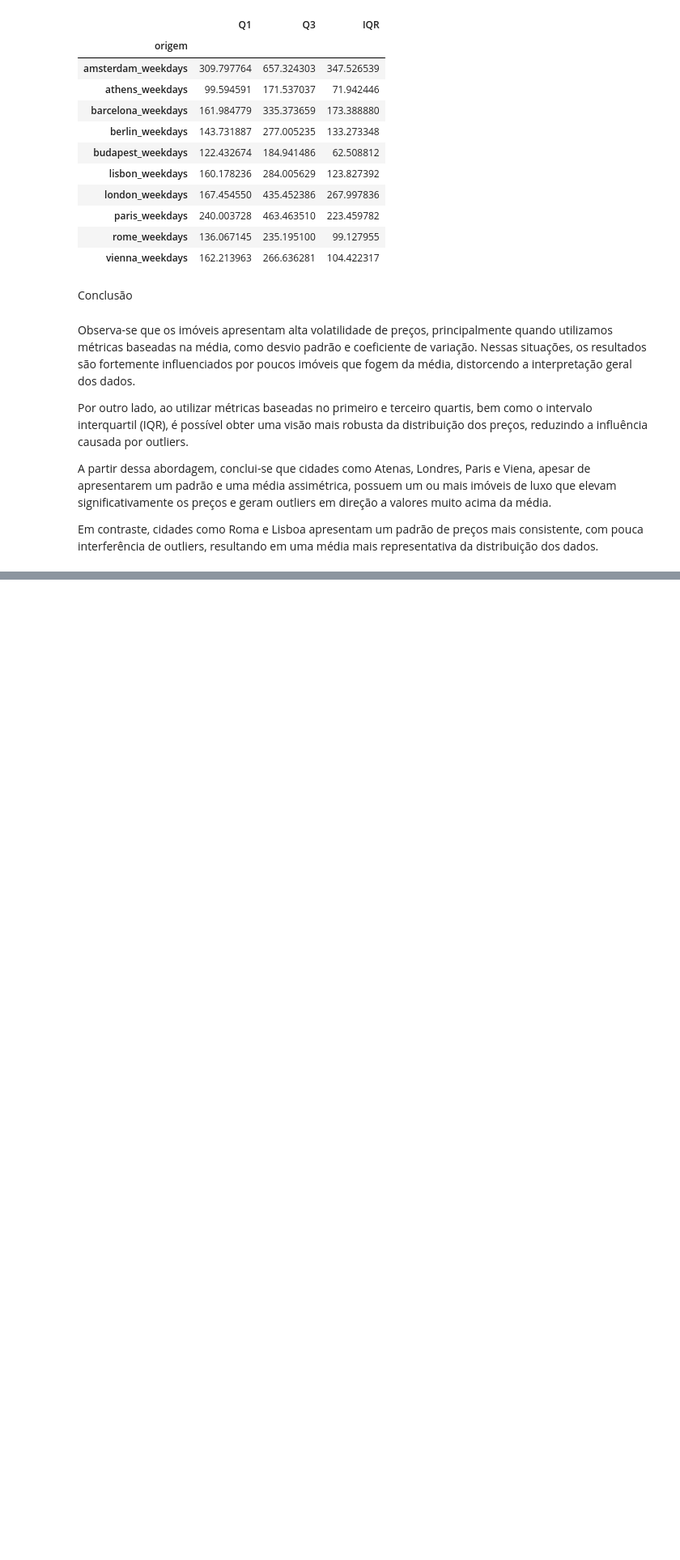
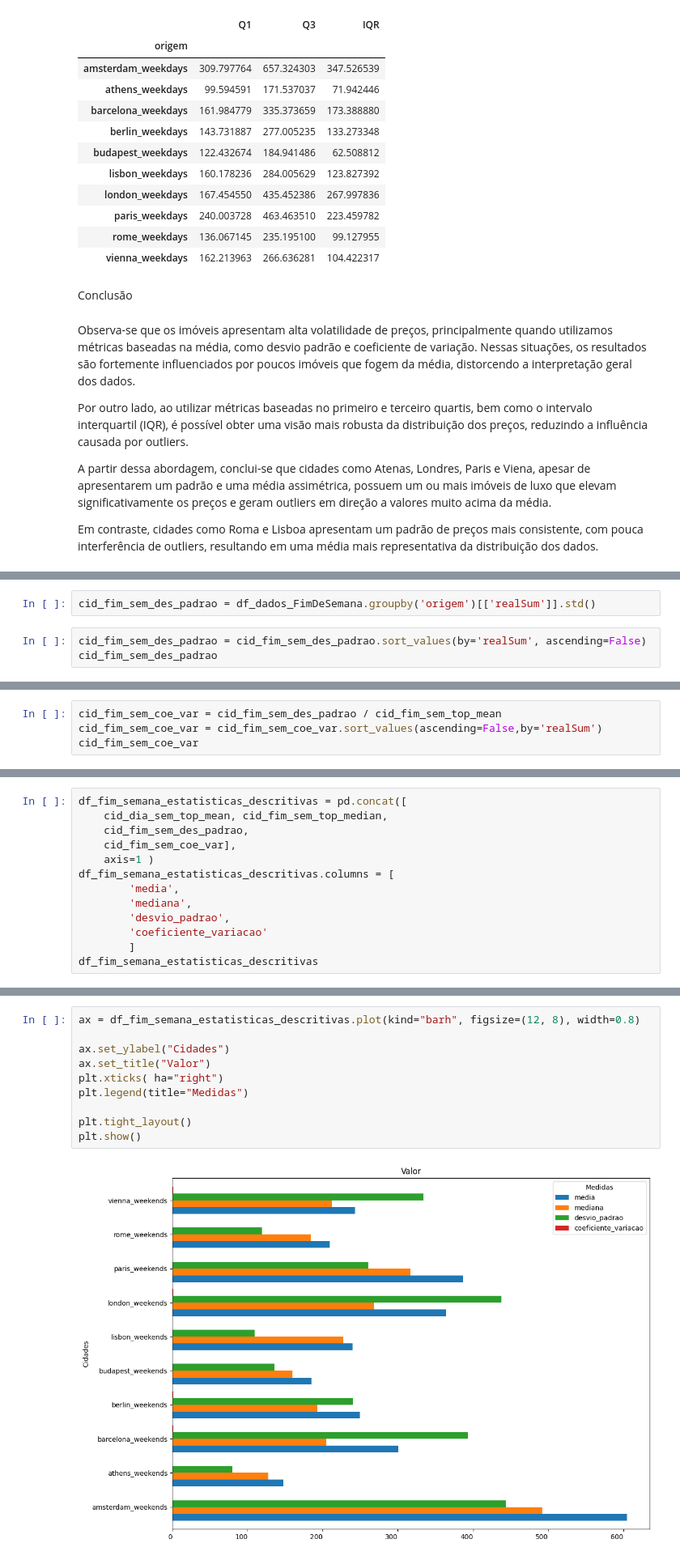
Before and after one commit to walleceoli/airbnb-europe-insights-, a Jupyter notebook: analise.ipynb, the cells around one changed output, grey strips where cells are left out. Shown at 81% size. Cells and saved outputs as stored; diff of their text form; blank space fills up the shorter version.

Commit message:
Termina anlise  coluna realSum dados fim de semana e adciona resumo readme

```diff
--- a/analise.ipynb
+++ b/analise.ipynb
@@ -751,0 +794,5 @@ Em contraste, cidades como Roma e Lisboa apresentam um padrão de preços mais c
+# %%
+cid_fim_sem_des_padrao = df_dados_FimDeSemana.groupby('origem')[['realSum']].std()
+# %%
+cid_fim_sem_des_padrao = cid_fim_sem_des_padrao.sort_values(by='realSum', ascending=False)
+cid_fim_sem_des_padrao
@@ -751,0 +814,4 @@ Em contraste, cidades como Roma e Lisboa apresentam um padrão de preços mais c
+# %%
+cid_fim_sem_coe_var = cid_fim_sem_des_padrao / cid_fim_sem_top_mean
+cid_fim_sem_coe_var = cid_fim_sem_coe_var.sort_values(ascending=False,by='realSum')
+cid_fim_sem_coe_var
@@ -751,0 +833,13 @@ Em contraste, cidades como Roma e Lisboa apresentam um padrão de preços mais c
+# %%
+df_fim_semana_estatisticas_descritivas = pd.concat([
+    cid_dia_sem_top_mean, cid_fim_sem_top_median,
+    cid_fim_sem_des_padrao,
+    cid_fim_sem_coe_var],
+    axis=1 )
+df_fim_semana_estatisticas_descritivas.columns = [
+        'media',
+        'mediana',
+        'desvio_padrao',
+        'coeficiente_variacao'
+        ]
+df_fim_semana_estatisticas_descritivas
@@ -751,0 +859,12 @@ Em contraste, cidades como Roma e Lisboa apresentam um padrão de preços mais c
+# %%
+ax = df_fim_semana_estatisticas_descritivas.plot(kind="barh", figsize=(12, 8), width=0.8)
+
+ax.set_ylabel("Cidades")
+ax.set_title("Valor")
+plt.xticks( ha="right")
+plt.legend(title="Medidas")
+
+plt.tight_layout()
+plt.show()
+# %% [output]
+[figure, added]
```
Also changed, not shown: parts of 36 cells of this notebook, 1 other file.
